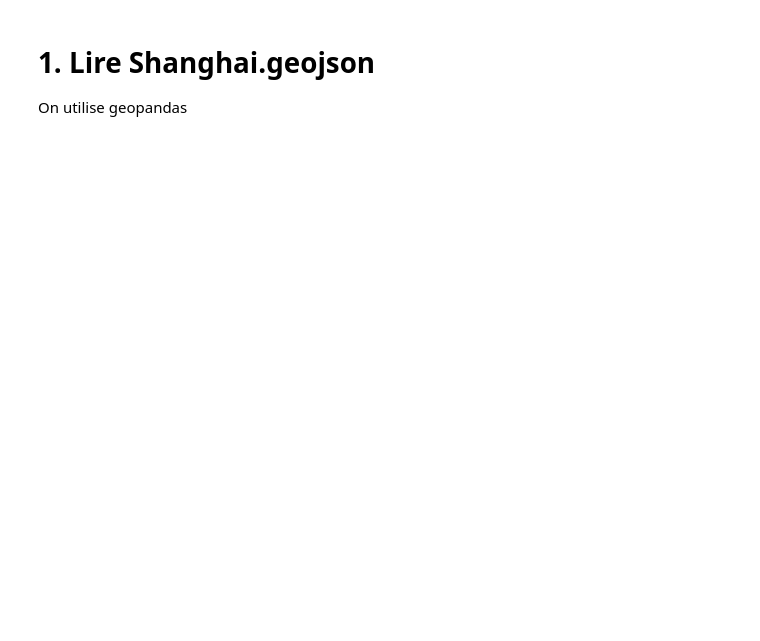
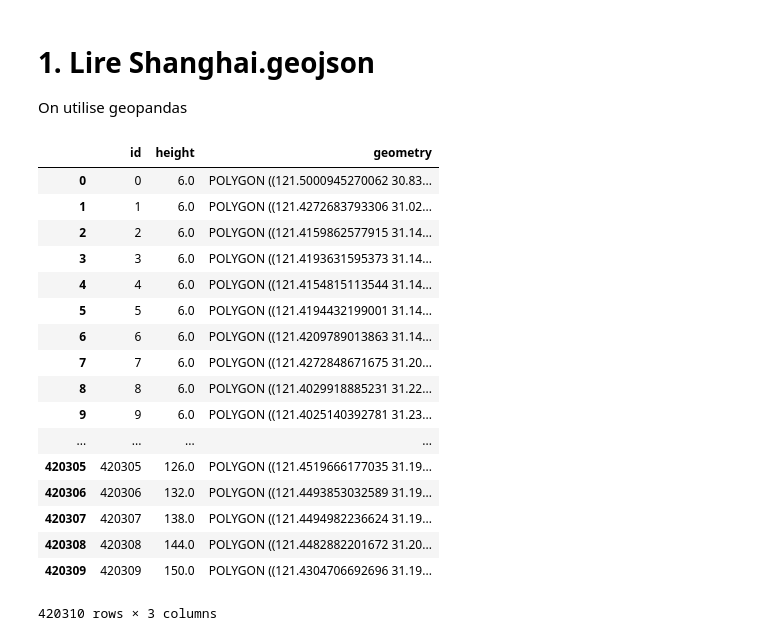
Before and after one commit to annelclr/Stage-UTSEUS, a Jupyter notebook: Shanghai.ipynb, the cells around one changed output. Saved outputs shown, nothing was run; the diff lists cells and outputs as text; code cells hidden in the pictures; blank space fills up the shorter version.

```diff
--- a/Shanghai.ipynb
+++ b/Shanghai.ipynb
@@ -3,6 +3,25 @@
 On utilise geopandas
 # %%
 import geopandas as gpd
-shanghai = gpd.read_file('Shanghai.geojson')
+gpd.read_file('Shanghai.geojson')
+# %% [output]
+|  | id | height | geometry |
+| 0 | 0 | 6.0 | POLYGON ((121.5000945270062 30.83... |
+| 1 | 1 | 6.0 | POLYGON ((121.4272683793306 31.02... |
+| 2 | 2 | 6.0 | POLYGON ((121.4159862577915 31.14... |
+| 3 | 3 | 6.0 | POLYGON ((121.4193631595373 31.14... |
+| 4 | 4 | 6.0 | POLYGON ((121.4154815113544 31.14... |
+| 5 | 5 | 6.0 | POLYGON ((121.4194432199001 31.14... |
+| 6 | 6 | 6.0 | POLYGON ((121.4209789013863 31.14... |
+| 7 | 7 | 6.0 | POLYGON ((121.4272848671675 31.20... |
+| 8 | 8 | 6.0 | POLYGON ((121.4029918885231 31.22... |
+| 9 | 9 | 6.0 | POLYGON ((121.4025140392781 31.23... |
+| ... | ... | ... | ... |
+| 420305 | 420305 | 126.0 | POLYGON ((121.4519666177035 31.19... |
+| 420306 | 420306 | 132.0 | POLYGON ((121.4493853032589 31.19... |
+| 420307 | 420307 | 138.0 | POLYGON ((121.4494982236624 31.19... |
+| 420308 | 420308 | 144.0 | POLYGON ((121.4482882201672 31.20... |
+| 420309 | 420309 | 150.0 | POLYGON ((121.4304706692696 31.19... |
+420310 rows × 3 columns
 # %% [markdown]
 # 2. Calculer les centroïdes des polygones
```
Also changed, not shown: parts of 7 cells of this notebook.
